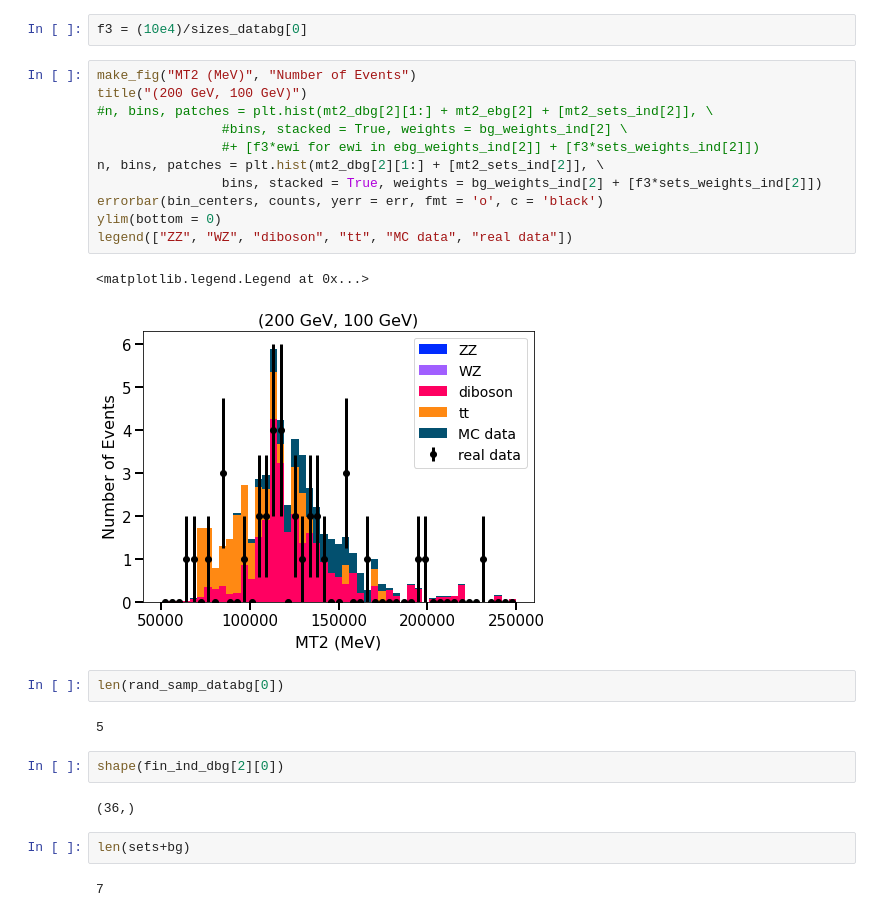
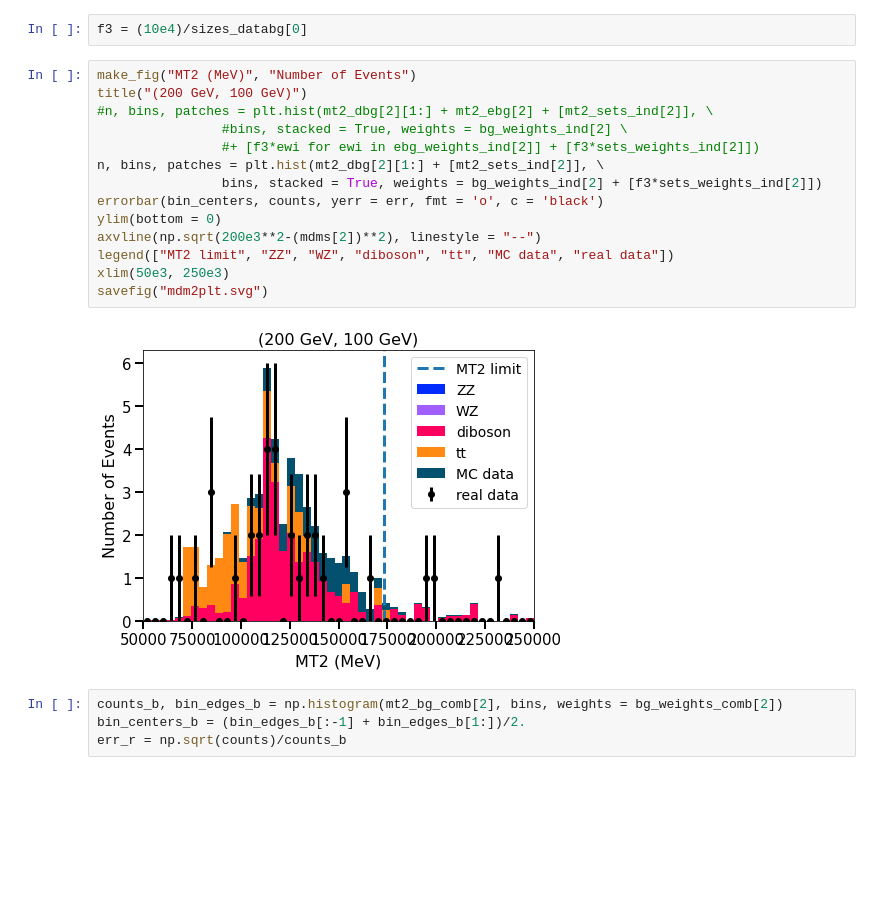
Before and after one commit to niyucao/Phys145Project, a Jupyter notebook: Final Project_WG.ipynb, the cells around one changed output. Saved outputs shown, nothing was run; the diff lists cells and outputs as text; blank space fills up the shorter version.

```diff
--- a/Final Project_WG.ipynb
+++ b/Final Project_WG.ipynb
@@ -476,26 +542,20 @@ f3 = (10e4)/sizes_databg[0]
 # %%
 make_fig("MT2 (MeV)", "Number of Events")
 title("(200 GeV, 100 GeV)")
 #n, bins, patches = plt.hist(mt2_dbg[2][1:] + mt2_ebg[2] + [mt2_sets_ind[2]], \
                 #bins, stacked = True, weights = bg_weights_ind[2] \
                 #+ [f3*ewi for ewi in ebg_weights_ind[2]] + [f3*sets_weights_ind[2]])
 n, bins, patches = plt.hist(mt2_dbg[2][1:] + [mt2_sets_ind[2]], \
                 bins, stacked = True, weights = bg_weights_ind[2] + [f3*sets_weights_ind[2]])
 errorbar(bin_centers, counts, yerr = err, fmt = 'o', c = 'black')
 ylim(bottom = 0)
-legend(["ZZ", "WZ", "diboson", "tt", "MC data", "real data"])
+axvline(np.sqrt(200e3**2-(mdms[2])**2), linestyle = "--")
+legend(["MT2 limit", "ZZ", "WZ", "diboson", "tt", "MC data", "real data"])
+xlim(50e3, 250e3)
+savefig("mdm2plt.svg")
 # %% [output]
-<matplotlib.legend.Legend at 0x...>
-[figure, old version]
+[figure, new version]
-# %%
-len(rand_samp_databg[0])
-# %% [output]
-5
-# %%
-shape(fin_ind_dbg[2][0])
-# %% [output]
-(36,)
-# %%
-len(sets+bg)
-# %% [output]
-7
+# %%
+counts_b, bin_edges_b = np.histogram(mt2_bg_comb[2], bins, weights = bg_weights_comb[2])
+bin_centers_b = (bin_edges_b[:-1] + bin_edges_b[1:])/2.
+err_r = np.sqrt(counts)/counts_b
```
Also changed, not shown: parts of 29 cells of this notebook.
